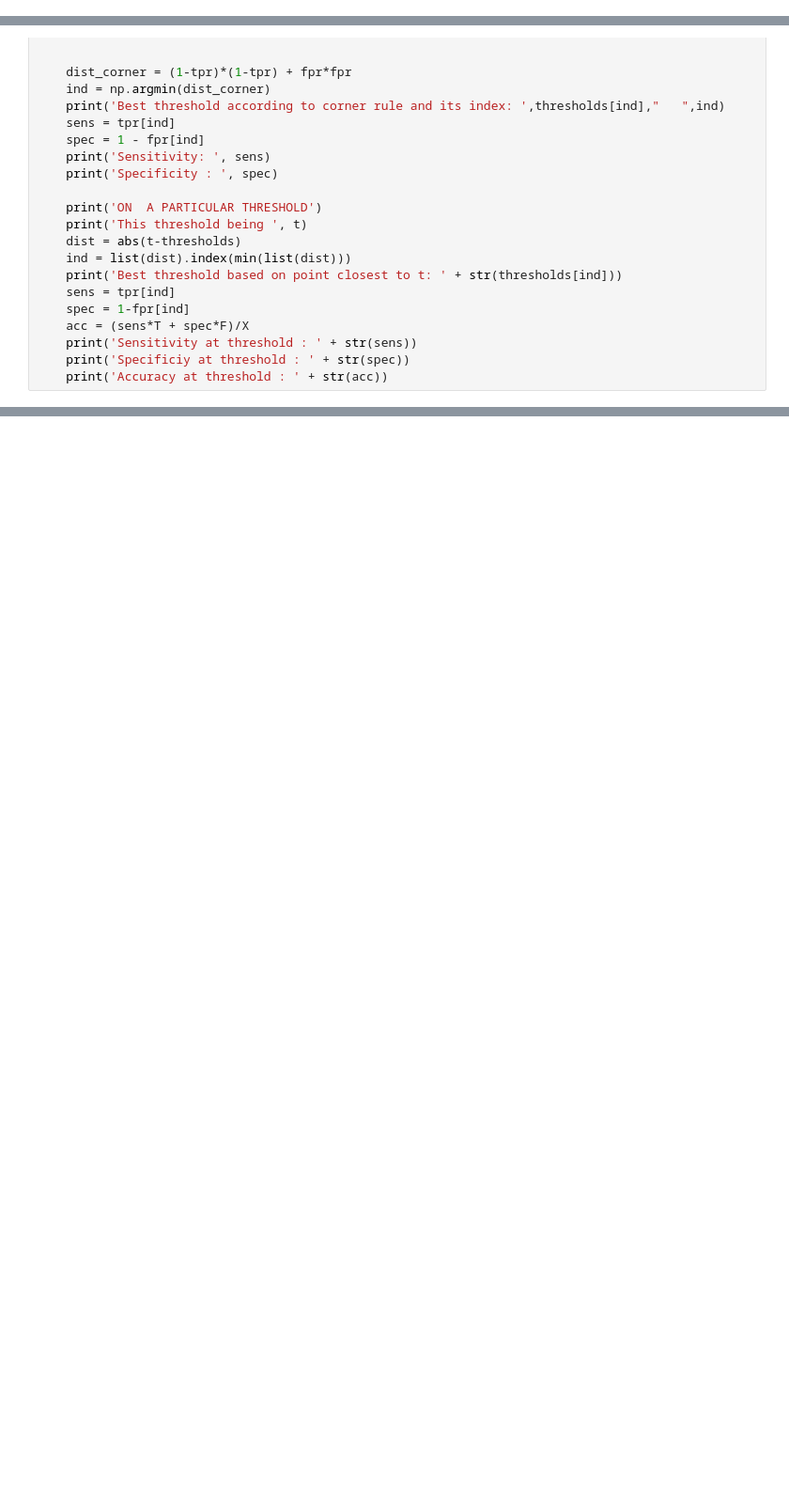
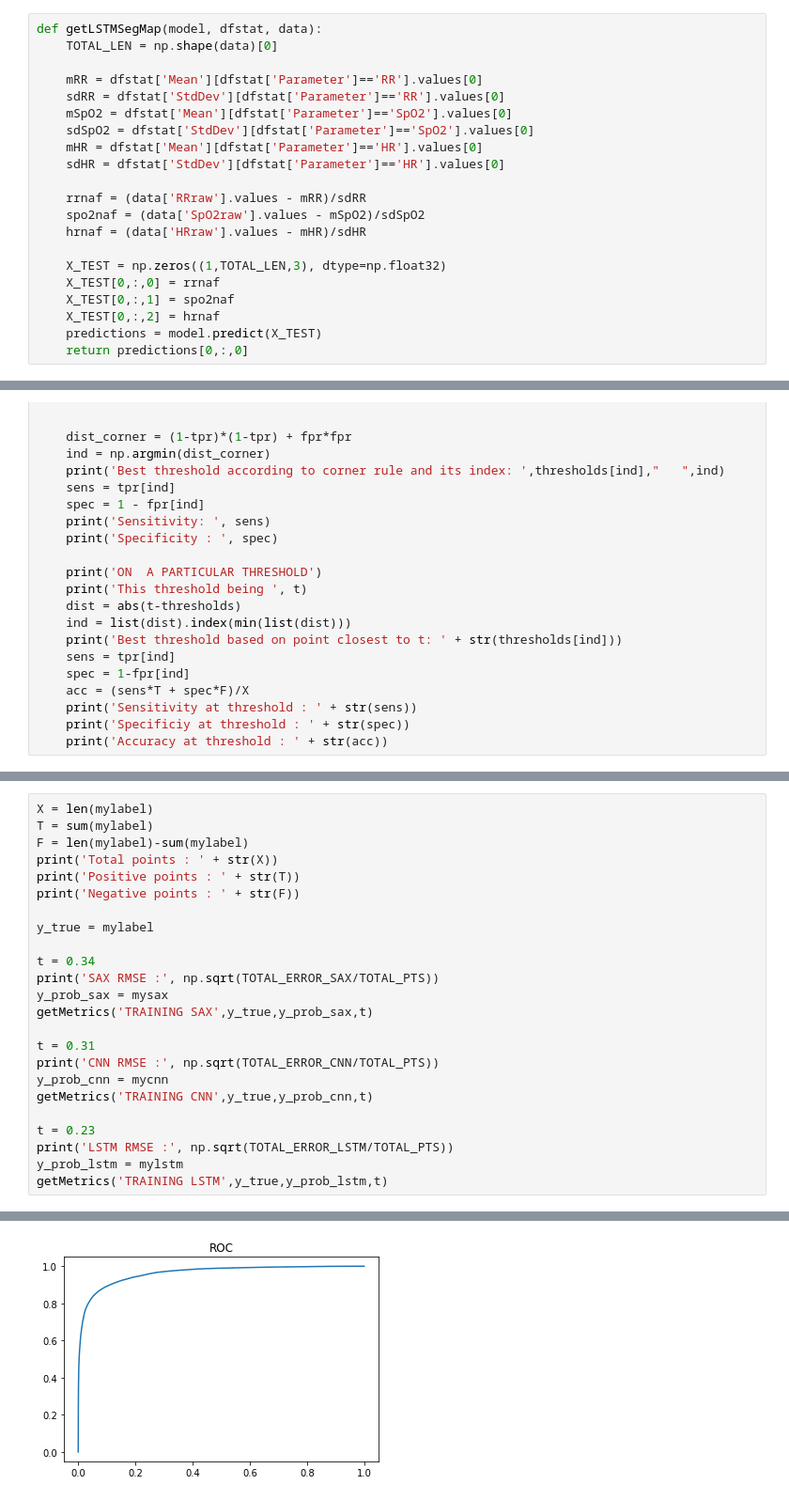
Before and after one commit to rohit-pardasani/RDSegmentation_v1, a Jupyter notebook: RDSegmentation_8(Comparisons).ipynb, the cells around one changed output, grey strips where cells are left out. Shown: that part at 94% size. Cells and saved outputs as stored; diff of their text form; blank space fills up the shorter version.

```diff
--- a/RDSegmentation_8(Comparisons).ipynb
+++ b/RDSegmentation_8(Comparisons).ipynb
@@ -84,6 +95,27 @@ def getCNNSegMap(model, dfstat, data):
     X_TEST[0,:,2] = hrnaf
     predictions = model.predict(X_TEST)
     return predictions[0,:,0]
+# %%
+def getLSTMSegMap(model, dfstat, data):
+    TOTAL_LEN = np.shape(data)[0]
+
+    mRR = dfstat['Mean'][dfstat['Parameter']=='RR'].values[0]
+    sdRR = dfstat['StdDev'][dfstat['Parameter']=='RR'].values[0]
+    mSpO2 = dfstat['Mean'][dfstat['Parameter']=='SpO2'].values[0]
+    sdSpO2 = dfstat['StdDev'][dfstat['Parameter']=='SpO2'].values[0]
+    mHR = dfstat['Mean'][dfstat['Parameter']=='HR'].values[0]
+    sdHR = dfstat['StdDev'][dfstat['Parameter']=='HR'].values[0]
+
+    rrnaf = (data['RRraw'].values - mRR)/sdRR
+    spo2naf = (data['SpO2raw'].values - mSpO2)/sdSpO2
+    hrnaf = (data['HRraw'].values - mHR)/sdHR
+
+    X_TEST = np.zeros((1,TOTAL_LEN,3), dtype=np.float32)
+    X_TEST[0,:,0] = rrnaf
+    X_TEST[0,:,1] = spo2naf
+    X_TEST[0,:,2] = hrnaf
+    predictions = model.predict(X_TEST)
+    return predictions[0,:,0]
 # %%
 def getPosProbSAX(refProbDf, dfstat, data):
     mRR = dfstat['Mean'][dfstat['Parameter']=='RR'].values[0]
@@ -168,0 +275,25 @@ def getMetrics(setName,y_true,y_prob,t):
+# %%
+X = len(mylabel)
+T = sum(mylabel)
+F = len(mylabel)-sum(mylabel)
+print('Total points : ' + str(X))
+print('Positive points : ' + str(T))
+print('Negative points : ' + str(F))
+
+y_true = mylabel
+
+t = 0.34
+print('SAX RMSE :', np.sqrt(TOTAL_ERROR_SAX/TOTAL_PTS))
+y_prob_sax = mysax
+getMetrics('TRAINING SAX',y_true,y_prob_sax,t)
+
+t = 0.31
+print('CNN RMSE :', np.sqrt(TOTAL_ERROR_CNN/TOTAL_PTS))
+y_prob_cnn = mycnn
+getMetrics('TRAINING CNN',y_true,y_prob_cnn,t)
+
+t = 0.23
+print('LSTM RMSE :', np.sqrt(TOTAL_ERROR_LSTM/TOTAL_PTS))
+y_prob_lstm = mylstm
+getMetrics('TRAINING LSTM',y_true,y_prob_lstm,t)
+# %% [output]
@@ -168,0 +310 @@ def getMetrics(setName,y_true,y_prob,t):
+[figure, added]
```
Also changed, not shown: parts of 10 cells of this notebook.
